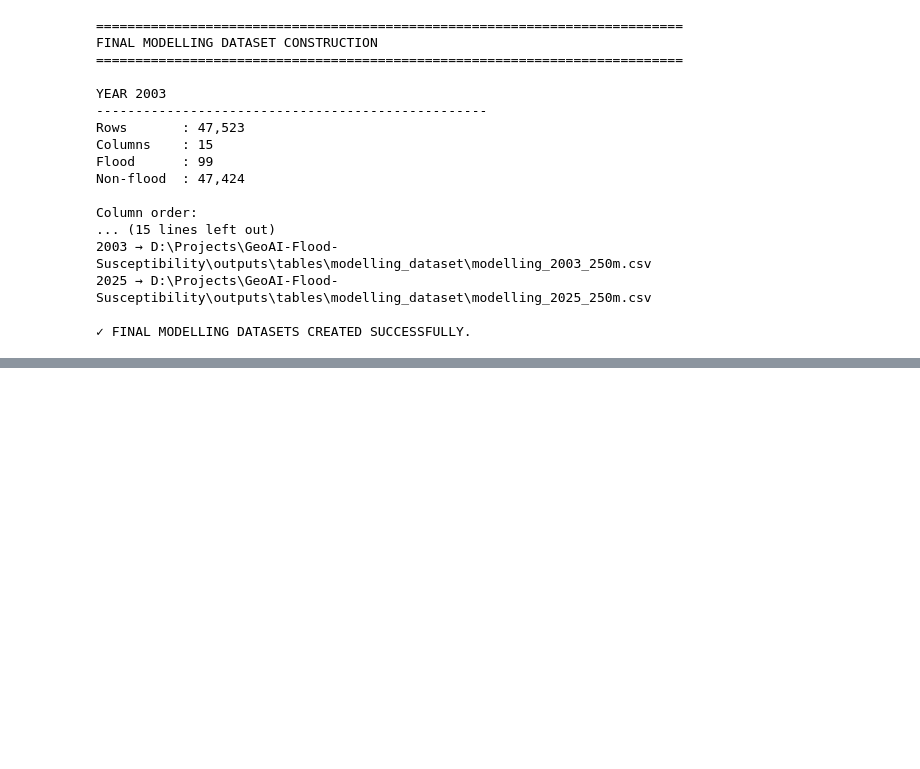
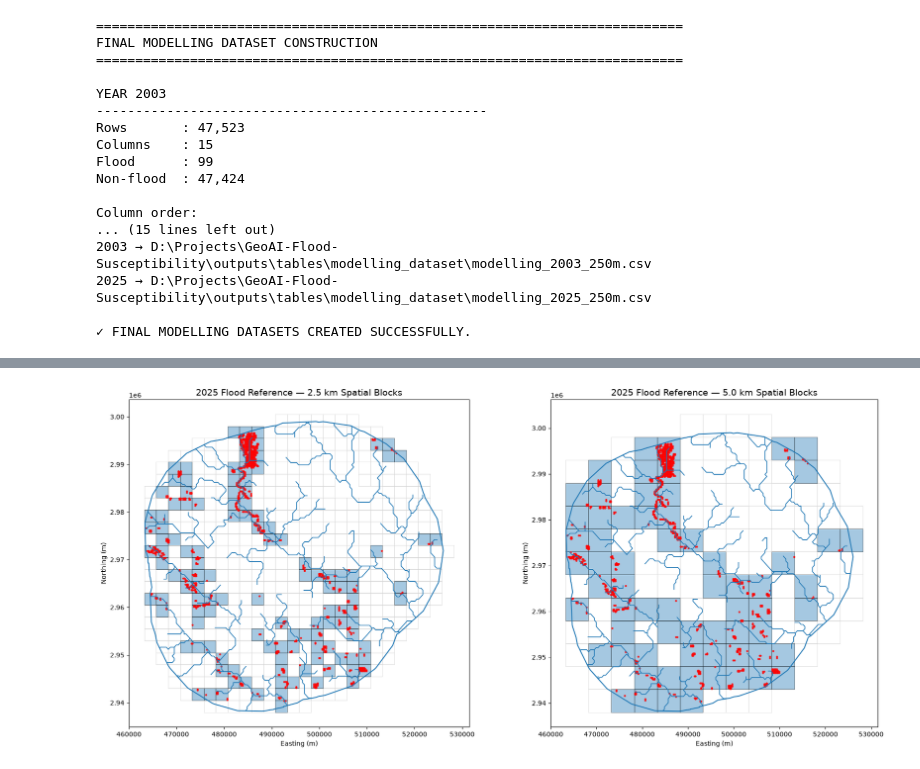
Before and after one commit to anshika1909singh-sys/GeoAI-Flood-Susceptibility, a Jupyter notebook: notebooks/08_Flood_Susceptibility_Model.ipynb, the cells around one changed output, grey strips where cells are left out. Cells and saved outputs as stored; diff of their text form; code cells hidden in the pictures; blank space fills up the shorter version.

```diff
--- a/notebooks/08_Flood_Susceptibility_Model.ipynb
+++ b/notebooks/08_Flood_Susceptibility_Model.ipynb
@@ -5347,0 +6125,91 @@ Column order:
+# %%
+# ============================================================================
+# Cell 9 — Final 2025 spatial distribution map
+# ============================================================================
+
+fig, axes = plt.subplots(
+    1,
+    2,
+    figsize=(18, 8)
+)
+
+for ax, block_size in zip(
+    axes,
+    [2500, 5000]
+):
+
+    blocks_gdf = spatial_blocks[2025][block_size]
+
+    # ----------------------------------------------------------------------
+    # All spatial blocks
+    # ----------------------------------------------------------------------
+
+    blocks_gdf.plot(
+        ax=ax,
+        facecolor="none",
+        edgecolor="lightgray",
+        linewidth=0.5
+    )
+
+    # ----------------------------------------------------------------------
+    # Flood-containing blocks
+    # ----------------------------------------------------------------------
+
+    blocks_gdf[
+        blocks_gdf["contains_flood"]
+    ].plot(
+        ax=ax,
+        alpha=0.40,
+        edgecolor="black",
+        linewidth=0.8
+    )
+
+    # ----------------------------------------------------------------------
+    # Study-area boundary
+    # ----------------------------------------------------------------------
+
+    study_area_map.boundary.plot(
+        ax=ax,
+        linewidth=1.5
+    )
+
+    # ----------------------------------------------------------------------
+    # Gomti River
+    # ----------------------------------------------------------------------
+
+    river_08_7_2.plot(
+        ax=ax,
+        linewidth=1.2
+    )
+
+    # ----------------------------------------------------------------------
+    # Actual flood-reference cells
+    # ----------------------------------------------------------------------
+
+    flood_points[2025].plot(
+        ax=ax,
+        markersize=5,
+        color="red",
+        alpha=0.75
+    )
+
+    # ----------------------------------------------------------------------
+    # Formatting
+    # ----------------------------------------------------------------------
+
+    ax.set_title(
+        f"2025 Flood Reference — "
+        f"{block_size / 1000:.1f} km Spatial Blocks",
+        fontsize=14
+    )
+
+    ax.set_xlabel("Easting (m)")
+    ax.set_ylabel("Northing (m)")
+
+    ax.set_aspect("equal")
+
+plt.tight_layout()
+plt.savefig(FIGURE_DIR/ "2025_model")
+plt.show()
+# %% [output]
+[figure, added]
```
Also changed, not shown: parts of 97 cells of this notebook, 11 other files.
